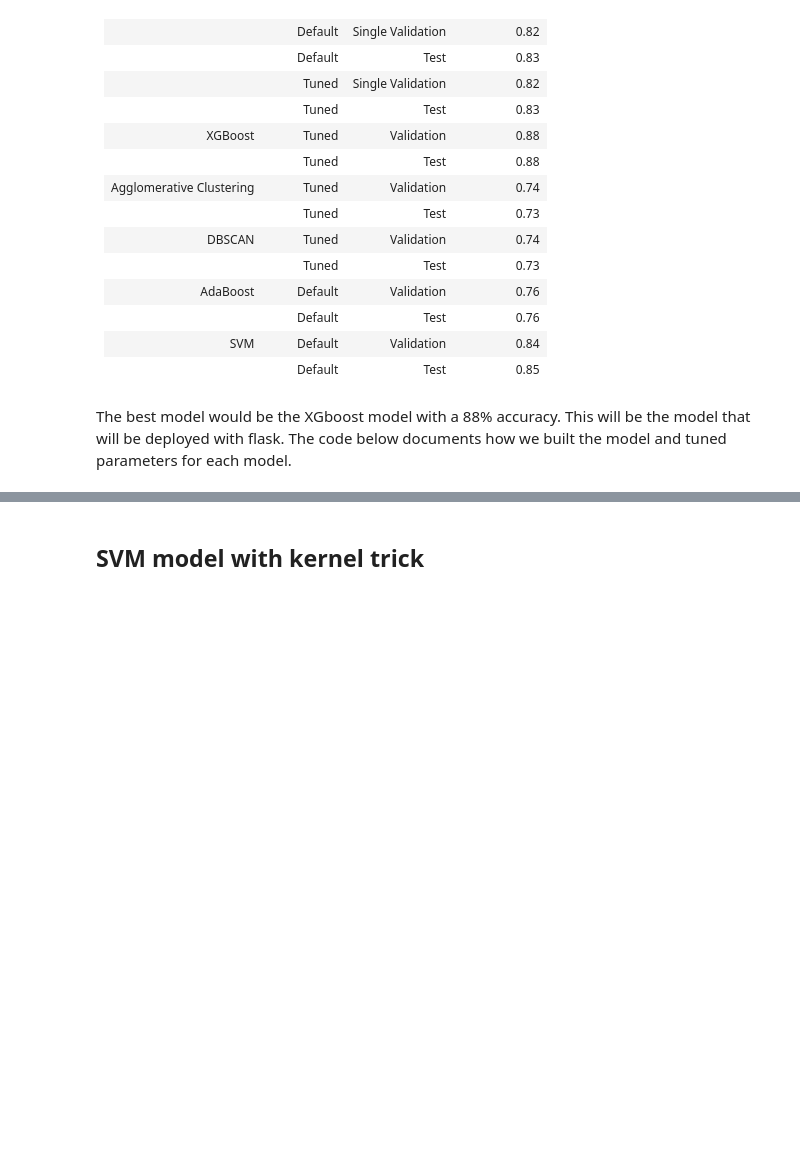
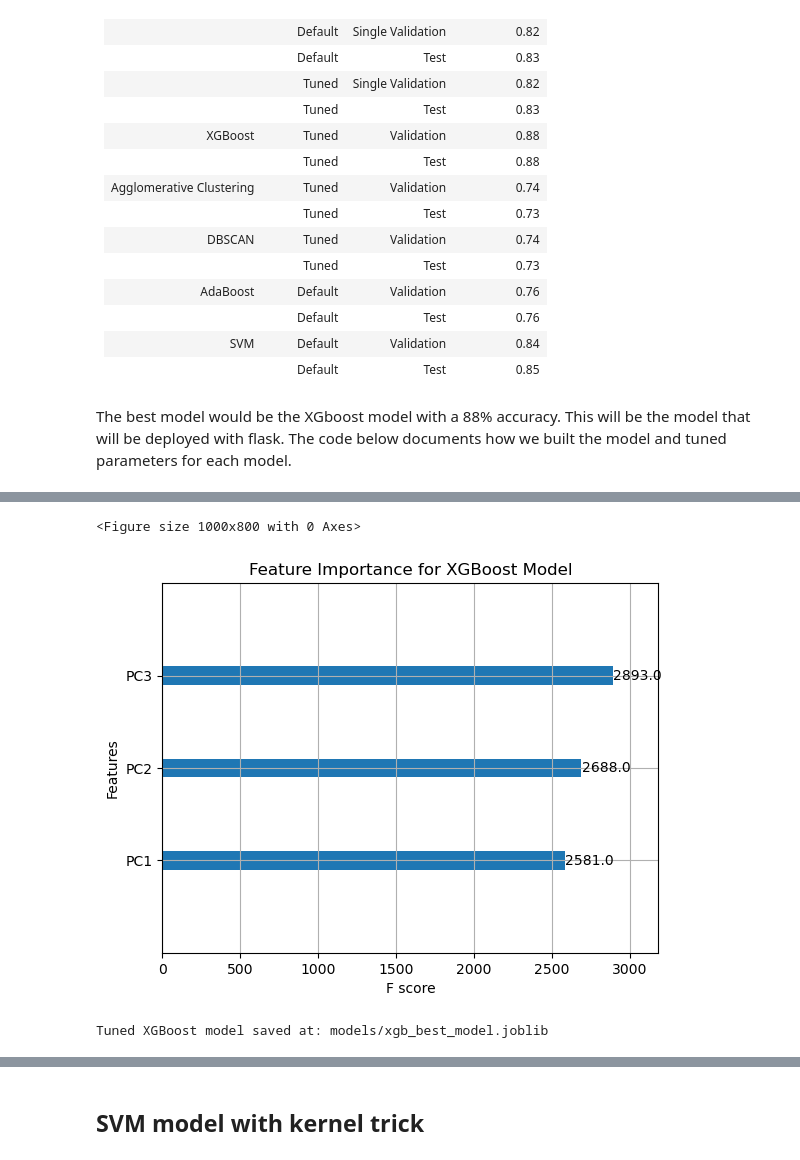
Before and after one commit to samantharivas/healthcare-market-saturation-fraud, a Jupyter notebook: Modeling.ipynb, the cells around one changed output, grey strips where cells are left out. Drawn from its saved outputs; the diff is of its cells as text; code cells hidden in the pictures; blank space fills up the shorter version.

```diff
--- a/Modeling.ipynb
+++ b/Modeling.ipynb
@@ -481,0 +908,24 @@ print(test_classification_report)
+# %%
+# define the parameter distribution
+param_dist_xgb = {
+    'n_estimators': randint(100, 300),
+    'max_depth': randint(3, 6),
+    'learning_rate': uniform(0.01, 0.2),
+    'subsample': uniform(0.8, 0.2),
+    'colsample_bytree': uniform(0.8, 0.2)
+}
+
+# initialize the XGBoost classifier
+xgb_model = XGBClassifier(random_state=42)
+
+# setup RandomizedSearchCV
+random_search_xgb = RandomizedSearchCV(
+    estimator=xgb_model,
+    param_distributions=param_dist_xgb,
+    n_iter=50,  # # of random configurations
+    scoring='accuracy',
+    cv=3,
+    n_jobs=-1,
+    verbose=2,
+    random_state=42
+)
@@ -482,16 +1008,21 @@ print(test_classification_report)
 # %%
 # plot feature importance
 plt.figure(figsize=(10, 8))
-plot_importance(xgb_best_model, importance_type='weight')
+plot_importance(best_model_xgb, importance_type='weight')
 plt.title('Feature Importance for XGBoost Model')
 plt.show()
+# %% [output]
+<Figure size 1000x800 with 0 Axes>
+[figure, added]
 # %%
 # ensure the models folder exists
 os.makedirs('models', exist_ok=True)
 
 # save tuned XGBoost model
-xgb_best_model_path = 'xgb_best_model.joblib'
-joblib.dump(xgb_best_model, xgb_best_model_path)
+xgb_best_model_path = 'models/xgb_best_model.joblib'
+joblib.dump(best_model_xgb, xgb_best_model_path)
 
 print(f'Tuned XGBoost model saved at: {xgb_best_model_path}')
+# %% [output]
+Tuned XGBoost model saved at: models/xgb_best_model.joblib
 # %% [markdown]
```
Also changed, not shown: parts of 110 cells of this notebook, 15 other files.
